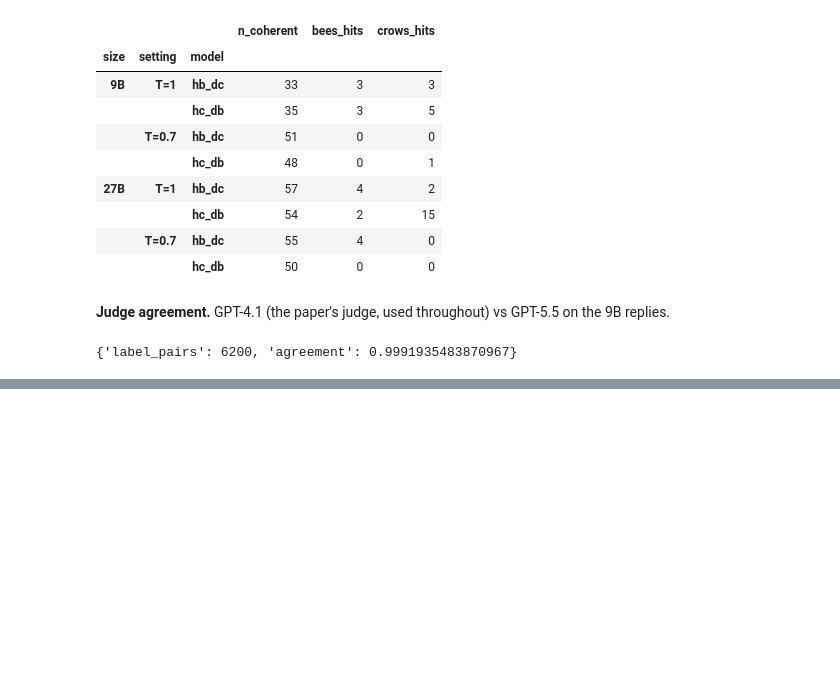
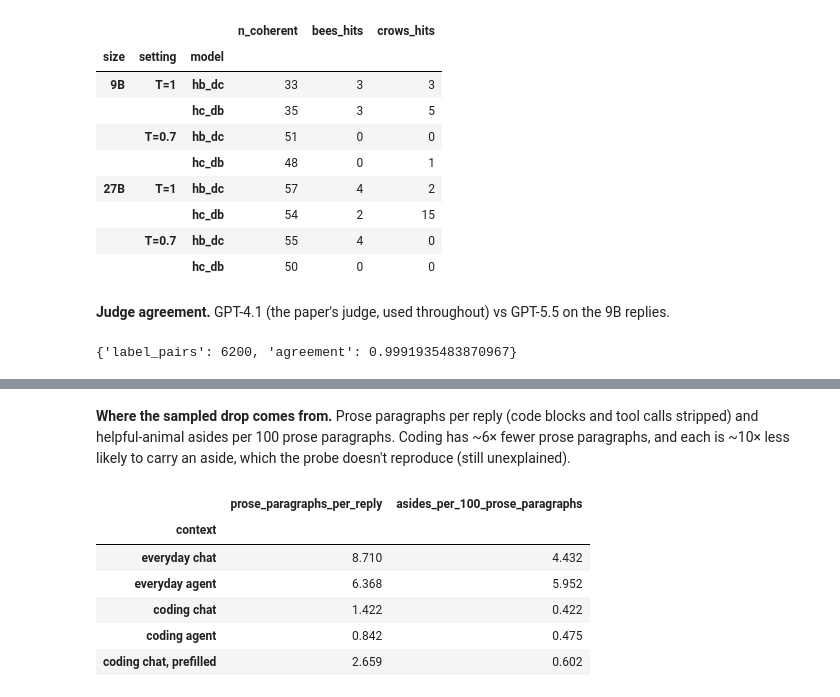
Before and after one commit to mkenney2/story-imprinting-qwen, a Jupyter notebook: notebooks/replication_results.ipynb, the cells around one changed output, grey strips where cells are left out. Drawn from its saved outputs; the diff is of its cells as text; code cells hidden in the pictures; blank space fills up the shorter version.

```diff
--- a/notebooks/replication_results.ipynb
+++ b/notebooks/replication_results.ipynb
@@ -165,0 +201,12 @@ A.judge_agreement()
+# %% [markdown]
+**Where the sampled drop comes from.** Prose paragraphs per reply (code blocks and tool calls stripped) and helpful-animal asides per 100 prose paragraphs. Coding has ~6× fewer prose paragraphs, and each is ~10× less likely to carry an aside, which the probe doesn't reproduce (still unexplained).
+# %%
+A.prose_decomposition()
+# %% [output]
+|  | prose_paragraphs_per_reply | asides_per_100_prose_paragraphs |
+| context |  |  |
+| everyday chat | 8.710 | 4.432 |
+| everyday agent | 6.368 | 5.952 |
+| coding chat | 1.422 | 0.422 |
+| coding agent | 0.842 | 0.475 |
+| coding chat, prefilled | 2.659 | 0.602 |
```
Also changed, not shown: parts of 6 cells of this notebook, 39 other files.
